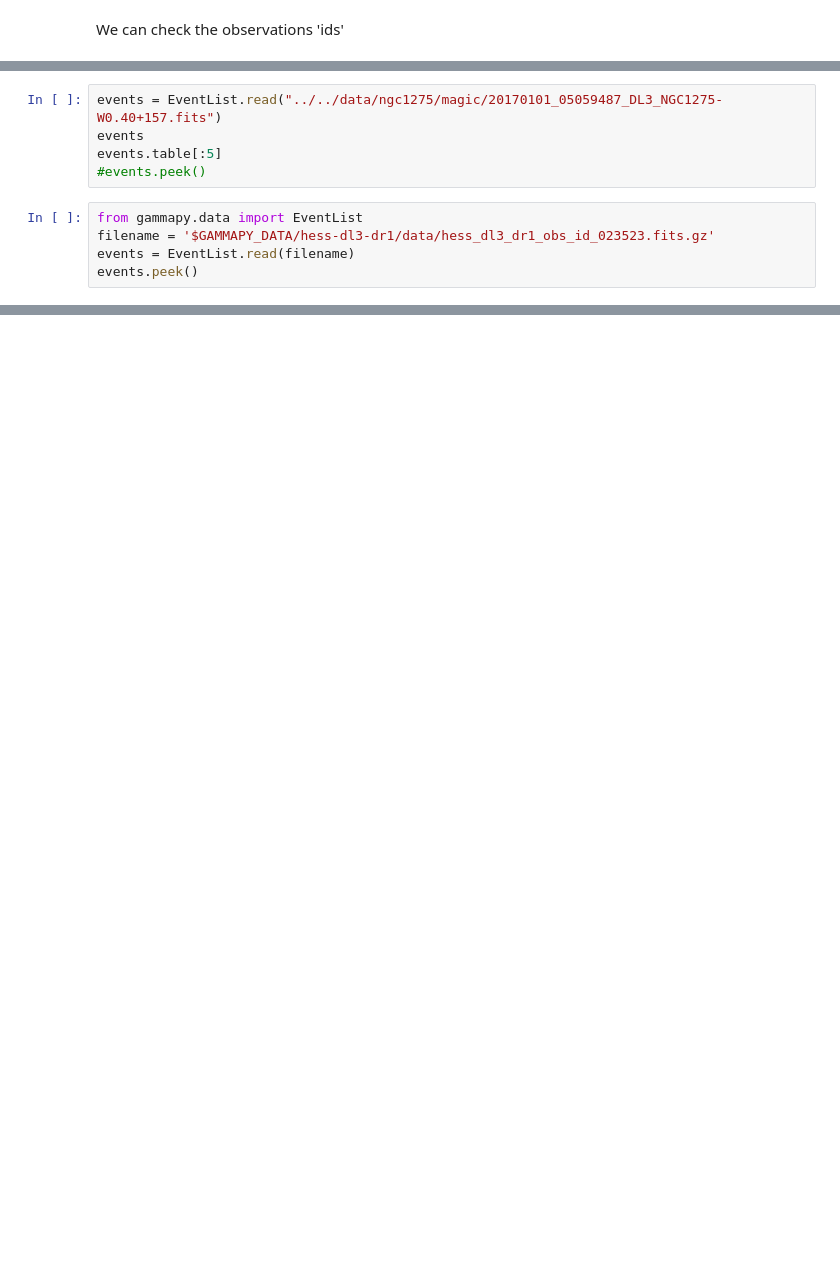
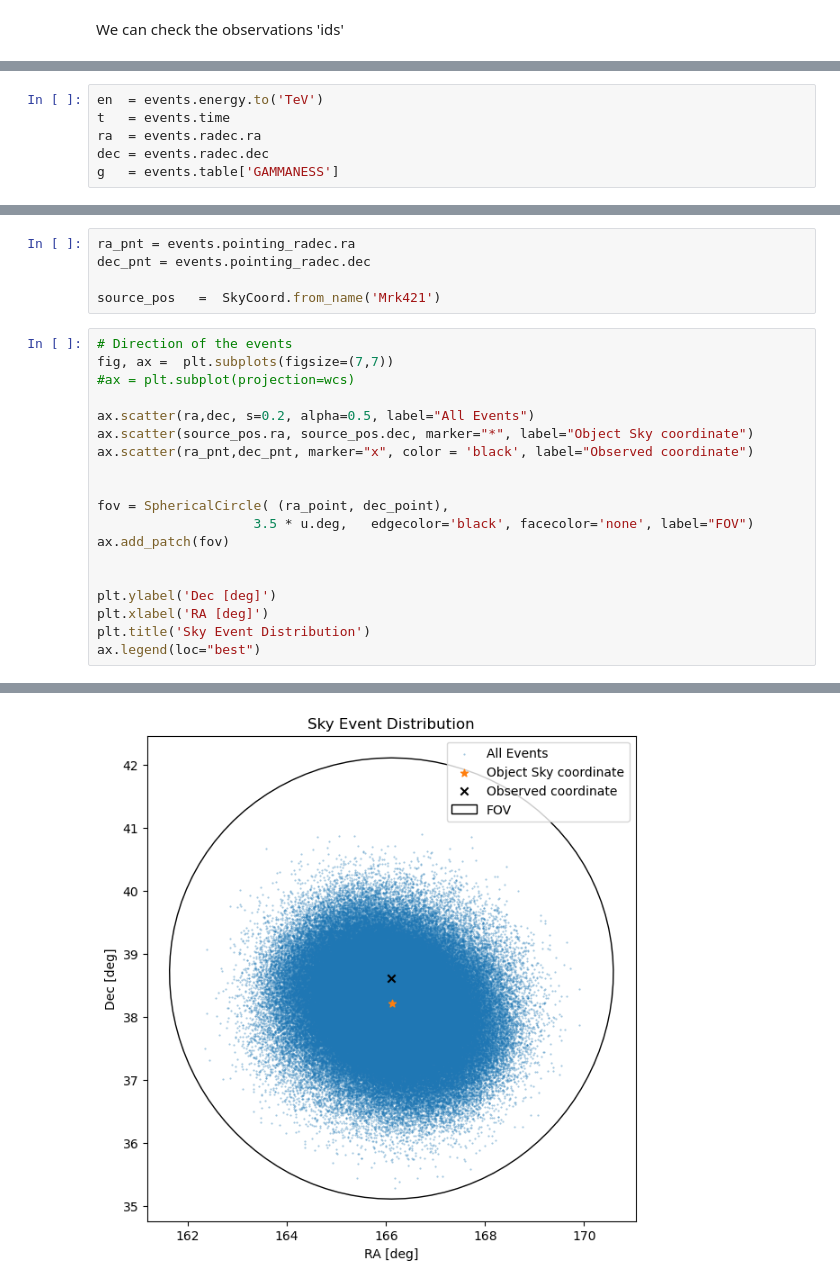
Before and after one commit to datacamp-astro/2022-arqus-bergen, a Jupyter notebook: hands_on/2_data_astro/astrodata_intro_gammapy.ipynb, the cells around one changed output, grey strips where cells are left out. Drawn from its saved outputs; the diff is of its cells as text; blank space fills up the shorter version.

```diff
--- a/hands_on/2_data_astro/astrodata_intro_gammapy.ipynb
+++ b/hands_on/2_data_astro/astrodata_intro_gammapy.ipynb
@@ -209,10 +186,0 @@ observations.info()
-# %%
-events = EventList.read("../../data/ngc1275/magic/20170101_05059487_DL3_NGC1275-W0.40+157.fits")
-events
-events.table[:5]
-#events.peek()
-# %%
-from gammapy.data import EventList
-filename = '$GAMMAPY_DATA/hess-dl3-dr1/data/hess_dl3_dr1_obs_id_023523.fits.gz'
-events = EventList.read(filename)
-events.peek()
@@ -339,0 +187,6 @@ plt.plot(dx,dy,marker='s', markersize='0.2',linewidth='0')
+# %%
+en  = events.energy.to('TeV')
+t   = events.time
+ra  = events.radec.ra
+dec = events.radec.dec
+g   = events.table['GAMMANESS']
@@ -339,0 +200,25 @@ plt.plot(dx,dy,marker='s', markersize='0.2',linewidth='0')
+# %%
+ra_pnt = events.pointing_radec.ra
+dec_pnt = events.pointing_radec.dec
+
+source_pos   =  SkyCoord.from_name('Mrk421')
+# %%
+# Direction of the events
+fig, ax =  plt.subplots(figsize=(7,7))
+#ax = plt.subplot(projection=wcs)
+
+ax.scatter(ra,dec, s=0.2, alpha=0.5, label="All Events")
+ax.scatter(source_pos.ra, source_pos.dec, marker="*", label="Object Sky coordinate")
+ax.scatter(ra_pnt,dec_pnt, marker="x", color = 'black', label="Observed coordinate")
+
+
+fov = SphericalCircle( (ra_point, dec_point),
+                    3.5 * u.deg,   edgecolor='black', facecolor='none', label="FOV")
+ax.add_patch(fov)
+
+
+plt.ylabel('Dec [deg]')
+plt.xlabel('RA [deg]')
+plt.title('Sky Event Distribution')
+ax.legend(loc="best")
+# %% [output]
@@ -339,0 +226 @@ plt.plot(dx,dy,marker='s', markersize='0.2',linewidth='0')
+[figure, added]
```
Also changed, not shown: parts of 50 cells of this notebook.
